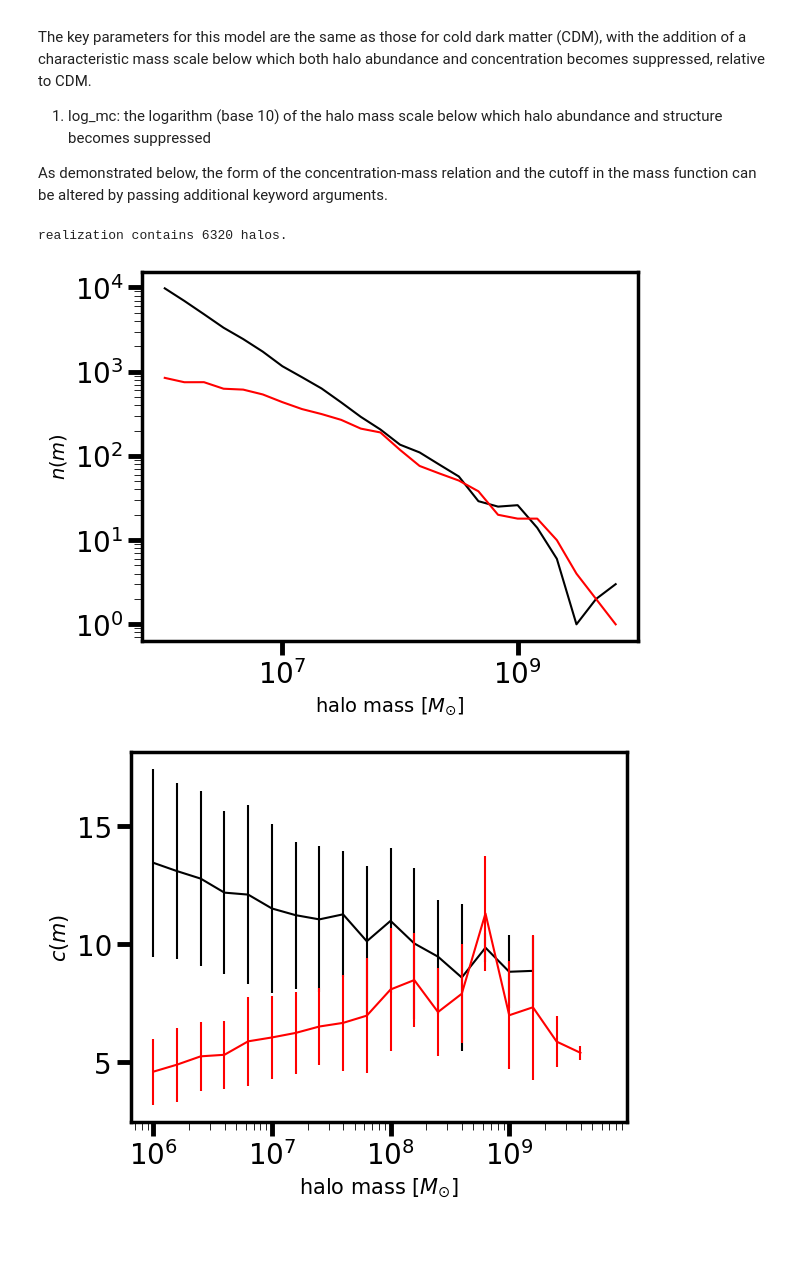
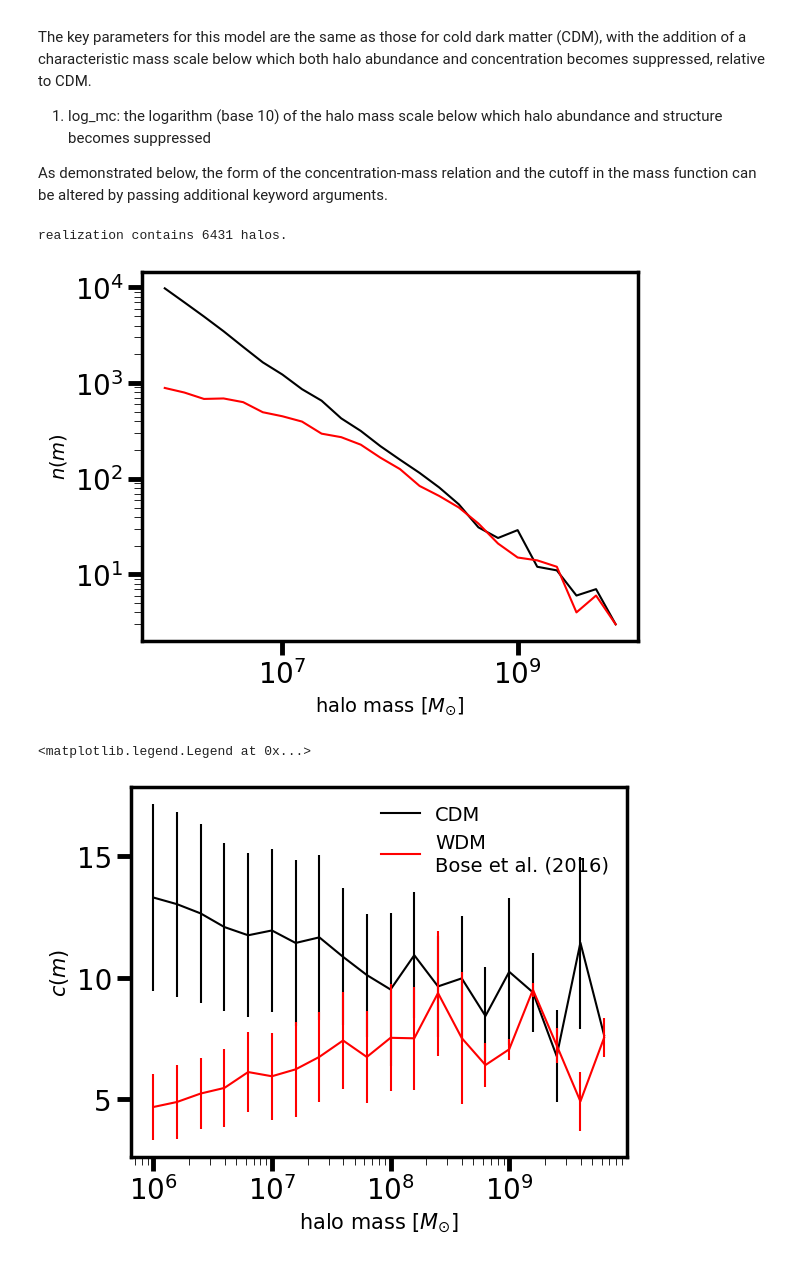
Before and after one commit to dangilman/pyHalo, a Jupyter notebook: example_notebooks/warm_dark_matter.ipynb, the cells around one changed output. Drawn from its saved outputs; the diff is of its cells as text; code cells hidden in the pictures.

```diff
--- a/example_notebooks/warm_dark_matter.ipynb
+++ b/example_notebooks/warm_dark_matter.ipynb
@@ -14,7 +14,10 @@ The key parameters for this model are the same as those for cold dark matter (CD
 
 As demonstrated below, the form of the concentration-mass relation and the cutoff in the mass function can be altered by passing additional keyword arguments.
 # %%
-from pyHalo.preset_models import WDM, CDM
+from pyHalo.PresetModels.wdm import WDMGeneral, WDM
+from pyHalo.PresetModels.cdm import CDM
+
+log10_half_mode_mass = 7.0
 
 zlens, zsource = 0.5, 2.0
 kwargs_concentration_model_subhalos = {'scatter': True}
@@ -22,7 +25,7 @@ kwargs_concentration_model_fieldhalos = {'scatter': True}
 cone_opening_angle_arcsec = 8
 realizationCDM = CDM(zlens, zsource, cone_opening_angle_arcsec=cone_opening_angle_arcsec, geometry_type='CYLINDER',
                      sigma_sub=0.1, log_mlow=6.0)
-realizationWDM = WDM(zlens, zsource, log_mc=7., cone_opening_angle_arcsec=cone_opening_angle_arcsec, log_mlow=6.0,
+realizationWDM = WDM(zlens, zsource, log_mc=log10_half_mode_mass, cone_opening_angle_arcsec=cone_opening_angle_arcsec, log_mlow=6.0,
                      geometry_type='CYLINDER', sigma_sub=0.1,
                     kwargs_concentration_model_subhalos=kwargs_concentration_model_subhalos,
                     kwargs_concentration_model_fieldhalos=kwargs_concentration_model_fieldhalos)
@@ -33,15 +36,19 @@ ax = plt.subplot(111)
 plot_halo_mass_function(realizationCDM, color='k', ax=ax)
 plot_halo_mass_function(realizationWDM, color='r', ax=ax)
 # %% [output]
-realization contains 6320 halos.
+realization contains 6431 halos.
-[figure, old version]
+[figure, new version]
 # %%
 fig = plt.figure(1)
 ax = plt.subplot(111)
-plot_concentration_mass_relation(realizationCDM, z_eval=[0.51, 2.0], color='k', ax=ax, show_errorbars=True)
-plot_concentration_mass_relation(realizationWDM, z_eval=[0.51, 2.0], color='r', ax=ax, show_errorbars=True)
+plot_concentration_mass_relation(realizationCDM, z_eval=[0.51, 2.0], color='k', ax=ax,
+                                 show_errorbars=True, kwargs_plot={'label': 'CDM'})
+plot_concentration_mass_relation(realizationWDM, z_eval=[0.51, 2.0], color='r',
+                                 ax=ax, show_errorbars=True, kwargs_plot={'label': 'WDM\nBose et al. (2016)'})
+plt.legend(fontsize=14,frameon=False)
 # %% [output]
+<matplotlib.legend.Legend at 0x...>
-[figure, old version]
+[figure, new version]
 # %% [markdown]
 ### Modfied turnovers in the concentration-mass relation and mass function
 
```
Also changed, not shown: parts of 10 cells of this notebook, 3 other files.
